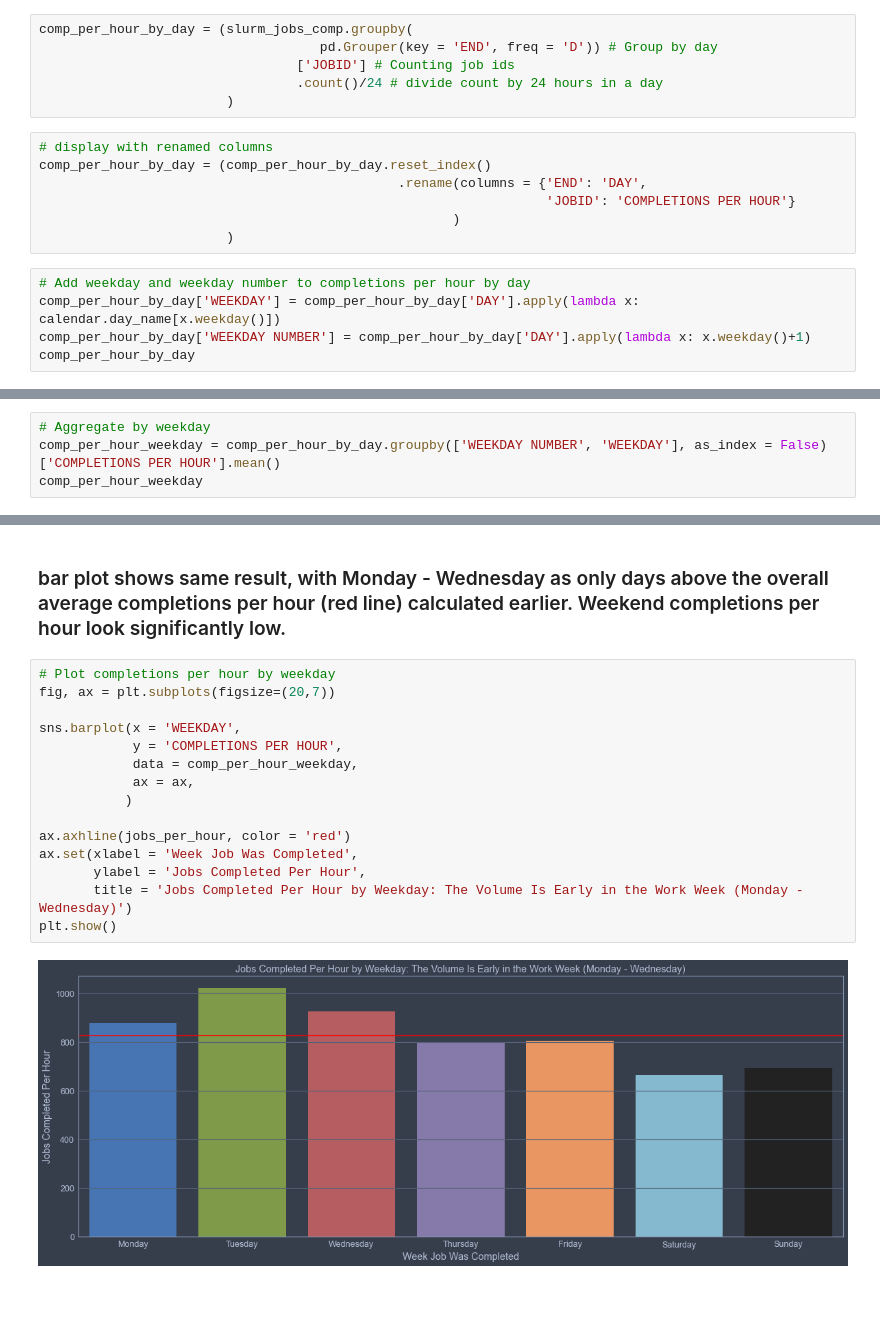
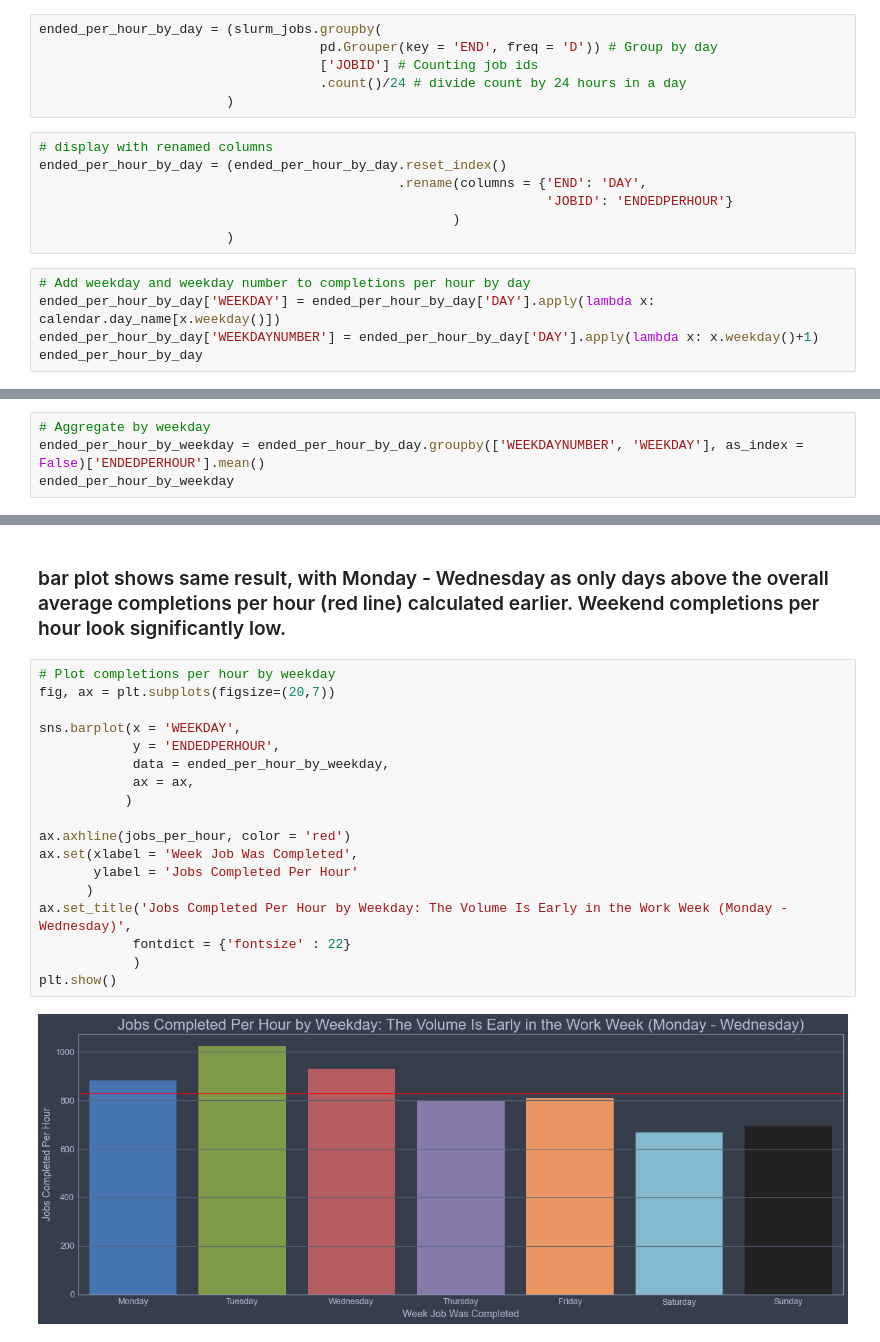
Before and after one commit to jrioross/accre-data-nerds, a Jupyter notebook: notebooks/jrr_01_fs_exploration.ipynb, the cells around one changed output, grey strips where cells are left out. Saved outputs shown, nothing was run; the diff lists cells and outputs as text; blank space fills up the shorter version.

```diff
--- a/notebooks/jrr_01_fs_exploration.ipynb
+++ b/notebooks/jrr_01_fs_exploration.ipynb
@@ -247,21 +233,21 @@ Linear AIC: 803.8668418284551
 # %% [markdown]
 ### jobs completed per hour by day, summarized by day of the week. summary of weekday jobs per hour shows highest volume of completions early in the work week (Monday - Wednesay).
 # %%
-comp_per_hour_by_day = (slurm_jobs_comp.groupby(
+ended_per_hour_by_day = (slurm_jobs.groupby(
                                     pd.Grouper(key = 'END', freq = 'D')) # Group by day
-                                 ['JOBID'] # Counting job ids
-                                 .count()/24 # divide count by 24 hours in a day
+                                    ['JOBID'] # Counting job ids
+                                    .count()/24 # divide count by 24 hours in a day
                         )
 # %%
 # display with renamed columns
-comp_per_hour_by_day = (comp_per_hour_by_day.reset_index()
+ended_per_hour_by_day = (ended_per_hour_by_day.reset_index()
                                               .rename(columns = {'END': 'DAY',
-                                                                 'JOBID': 'COMPLETIONS PER HOUR'}
+                                                                 'JOBID': 'ENDEDPERHOUR'}
                                                      )
                         )
 # %%
 # Add weekday and weekday number to completions per hour by day
-comp_per_hour_by_day['WEEKDAY'] = comp_per_hour_by_day['DAY'].apply(lambda x: calendar.day_name[x.weekday()])
-comp_per_hour_by_day['WEEKDAY NUMBER'] = comp_per_hour_by_day['DAY'].apply(lambda x: x.weekday()+1)
-comp_per_hour_by_day
+ended_per_hour_by_day['WEEKDAY'] = ended_per_hour_by_day['DAY'].apply(lambda x: calendar.day_name[x.weekday()])
+ended_per_hour_by_day['WEEKDAYNUMBER'] = ended_per_hour_by_day['DAY'].apply(lambda x: x.weekday()+1)
+ended_per_hour_by_day
 # %% [output]
@@ -280,6 +266,6 @@ comp_per_hour_by_day
 372 rows × 4 columns
 # %%
 # Aggregate by weekday
-comp_per_hour_weekday = comp_per_hour_by_day.groupby(['WEEKDAY NUMBER', 'WEEKDAY'], as_index = False)['COMPLETIONS PER HOUR'].mean()
-comp_per_hour_weekday
+ended_per_hour_by_weekday = ended_per_hour_by_day.groupby(['WEEKDAYNUMBER', 'WEEKDAY'], as_index = False)['ENDEDPERHOUR'].mean()
+ended_per_hour_by_weekday
 # %% [output]
@@ -296,17 +282,20 @@ comp_per_hour_weekday
 # %%
 # Plot completions per hour by weekday
 fig, ax = plt.subplots(figsize=(20,7))
 
 sns.barplot(x = 'WEEKDAY',
-            y = 'COMPLETIONS PER HOUR',
-            data = comp_per_hour_weekday,
+            y = 'ENDEDPERHOUR',
+            data = ended_per_hour_by_weekday,
             ax = ax,
            )
 
 ax.axhline(jobs_per_hour, color = 'red')
 ax.set(xlabel = 'Week Job Was Completed',
-       ylabel = 'Jobs Completed Per Hour',
-       title = 'Jobs Completed Per Hour by Weekday: The Volume Is Early in the Work Week (Monday - Wednesday)')
+       ylabel = 'Jobs Completed Per Hour'
+      )
+ax.set_title('Jobs Completed Per Hour by Weekday: The Volume Is Early in the Work Week (Monday - Wednesday)',
+            fontdict = {'fontsize' : 22}
+            )
 plt.show()
 # %% [output]
-[figure, old version]
+[figure, new version]
```
Also changed, not shown: parts of 31 cells of this notebook, 1 other file.
